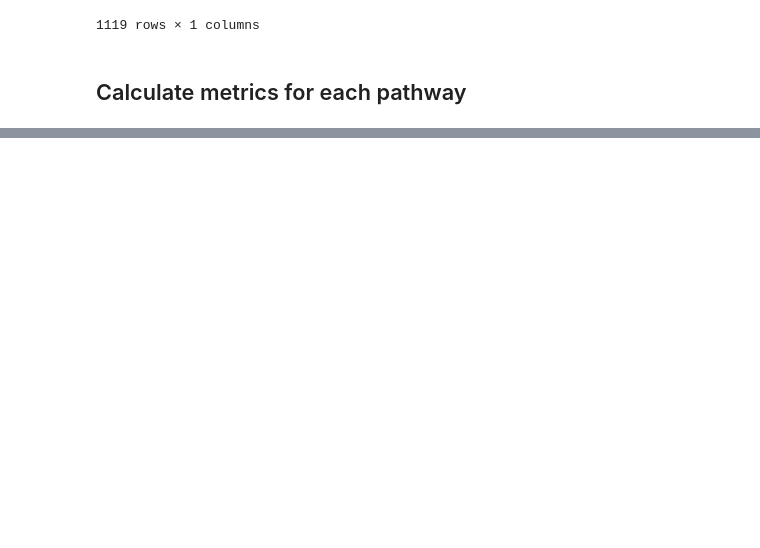
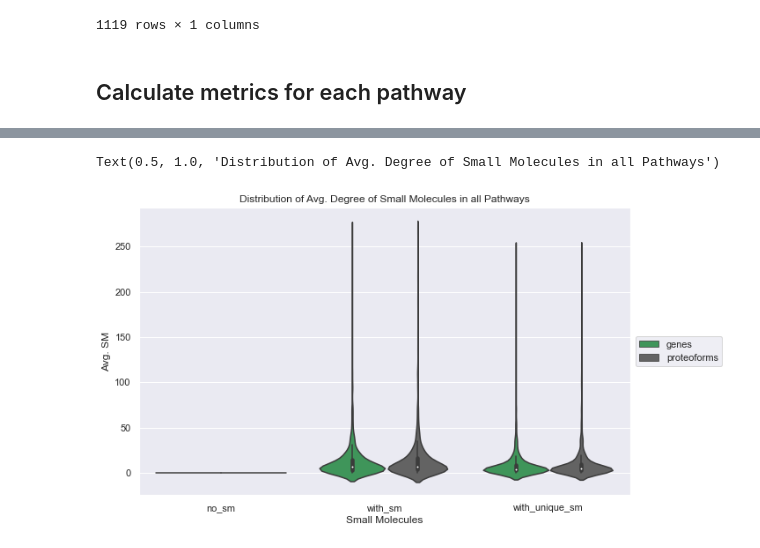
Before and after one commit to PathwayAnalysisPlatform/ProteoformNetworks, a Jupyter notebook: src/Python/2_2_degree.ipynb, the cells around one changed output, grey strips where cells are left out. Cells and saved outputs as stored; diff of their text form; code cells hidden in the pictures; blank space fills up the shorter version.

```diff
--- a/src/Python/2_2_degree.ipynb
+++ b/src/Python/2_2_degree.ipynb
@@ -741,13 +777,16 @@ f.set_title("Distribution of Avg. Degree of Accessioned Entities in all Pathways
 # %%
 import matplotlib.pyplot as plt
 
 fig, ax = plt.subplots(1, 1, figsize=(5, 6))
 fig.set_size_inches(10, 6)
-f = sns.violinplot(x="Small Molecules", y="Avg. Degree Small Molecules", hue="Entity Level",
+f = sns.violinplot(x="Small Molecules", y="Avg. SM", hue="Entity Level",
                    data=df_deg_pathways, palette=config.COLORS_BORDER)
 #ax.yaxis.set_major_formatter(mticker.StrMethodFormatter("$10^{{{x:.0f}}}$")) # Convert ticks to powers of 10
 f.legend(loc='center left', bbox_to_anchor=(1, 0.5))
 f.set_title("Distribution of Avg. Degree of Small Molecules in all Pathways")
+# %% [output]
+Text(0.5, 1.0, 'Distribution of Avg. Degree of Small Molecules in all Pathways')
+[figure, added]
 # %%
 df_deg_pathways[
     (df_deg_pathways["Small Molecules"] == 'with_unique_sm') & (df_deg_pathways["Entity Level"] == 'proteoforms')]
```
Also changed, not shown: parts of 32 cells of this notebook, 5 other files.
